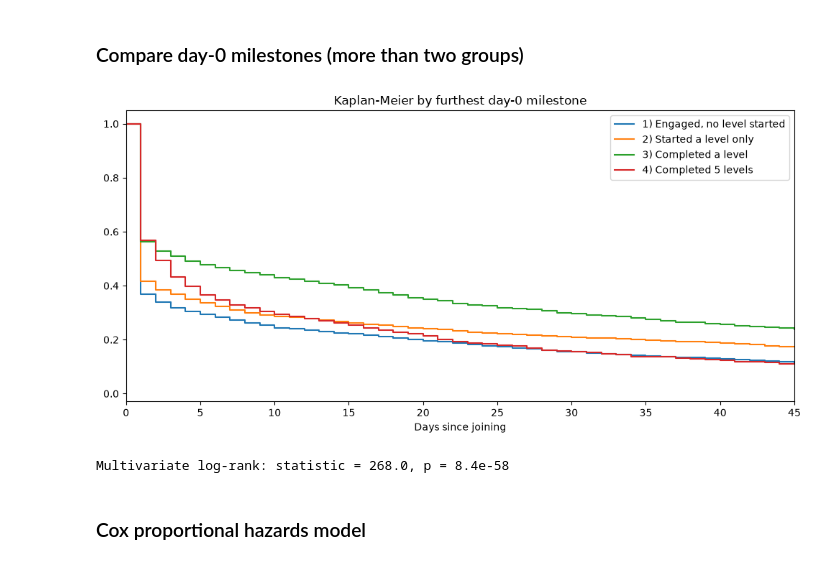
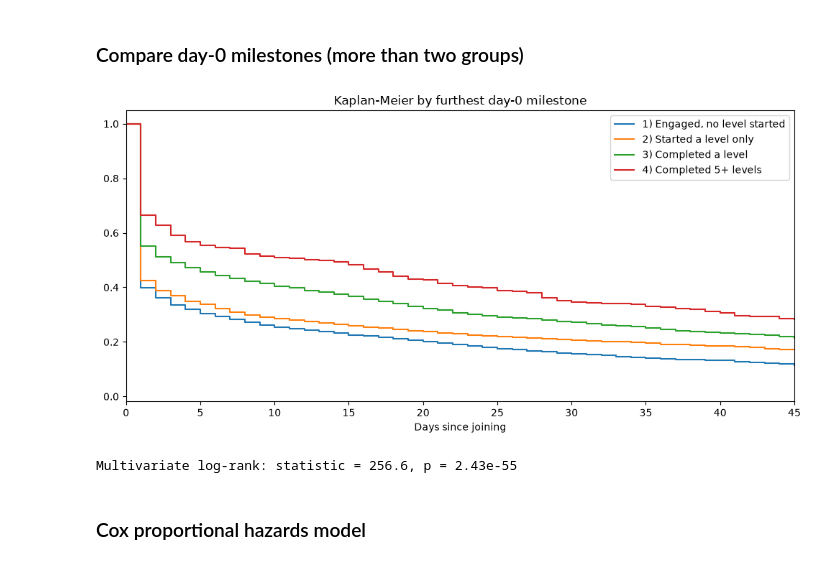
Before and after one commit to aishwarysrivastava1/Flood-It-Retention, a Jupyter notebook: notebooks/04_survival.ipynb, the cells around one changed output. Saved outputs shown, nothing was run; the diff lists cells and outputs as text; code cells hidden in the pictures.

```diff
--- a/notebooks/04_survival.ipynb
+++ b/notebooks/04_survival.ipynb
@@ -89,24 +87,24 @@ Log-rank test iOS vs Android: statistic = 14.75, p = 0.0001227
 ### Compare day-0 milestones (more than two groups)
 # %%
 players["milestone"] = np.select(
-    [players["d0_completed_5_levels"] > 0, players["d0_levels_completed"] > 0, players["d0_levels_started"] > 0],   # conditions in priority order
-    ["4) Completed 5 levels", "3) Completed a level", "2) Started a level only"],                                  # matching labels
+    [players["d0_levels_completed"] >= 5, players["d0_levels_completed"] > 0, players["d0_levels_started"] > 0],   # conditions in priority order
+    ["4) Completed 5+ levels", "3) Completed a level", "2) Started a level only"],                                  # matching labels
     default="1) Engaged, no level started")                             # everything else
 fig, ax = plt.subplots(figsize=(10, 5))                                # empty chart
 for milestone in sorted(players["milestone"].unique()):                # one loop, one curve per milestone
     group = players[players["milestone"] == milestone]                 # rows for this group
     KaplanMeierFitter().fit(group["duration_days"], group["churn_observed"], label=milestone).plot_survival_function(ax=ax, ci_show=False)   # curve without band
 ax.set_xlim(0, 45)                                                     # first 45 days
 ax.set_title("Kaplan-Meier by furthest day-0 milestone")               # title
 ax.set_xlabel("Days since joining")                                    # x label
 fig.tight_layout()                                                     # tidy
 fig.savefig(FIG / "12_km_milestone.png", dpi=150)                      # save
 plt.show()                                                             # display
 multi = multivariate_logrank_test(players["duration_days"], players["milestone"], players["churn_observed"])   # all groups at once
 print(f"Multivariate log-rank: statistic = {multi.test_statistic:.1f}, p = {multi.p_value:.3g}")
 # %% [output]
-[figure, old version]
+[figure, new version]
-Multivariate log-rank: statistic = 268.0, p = 8.4e-58
+Multivariate log-rank: statistic = 256.6, p = 2.43e-55
 # %% [markdown]
 ### Cox proportional hazards model
 # %%
```
Also changed, not shown: parts of 2 cells of this notebook, 27 other files.
